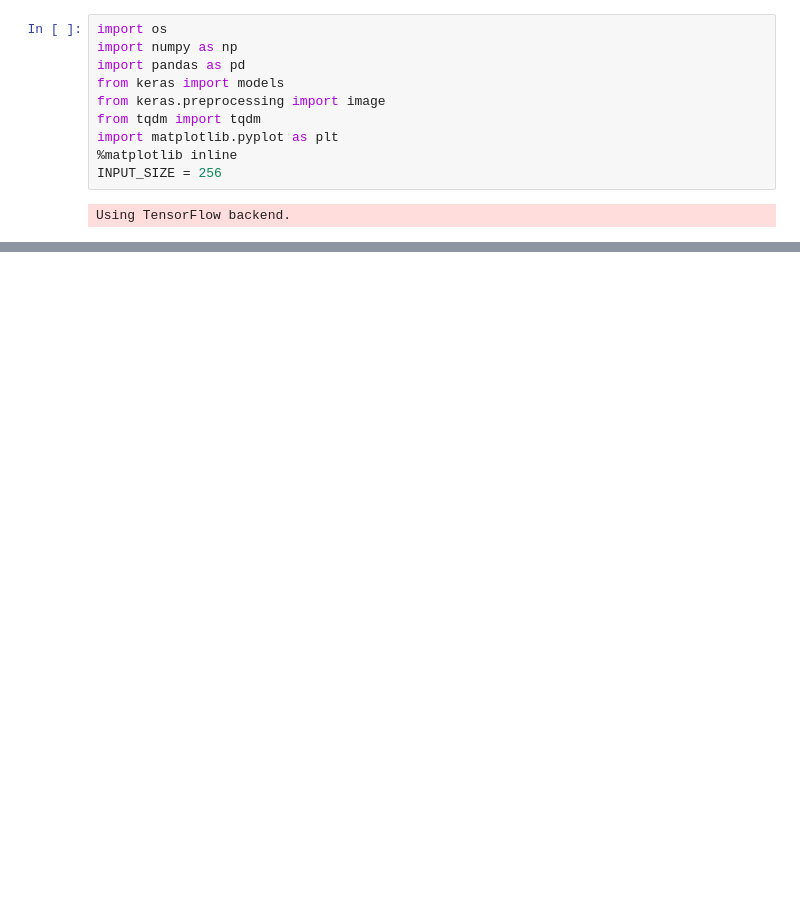
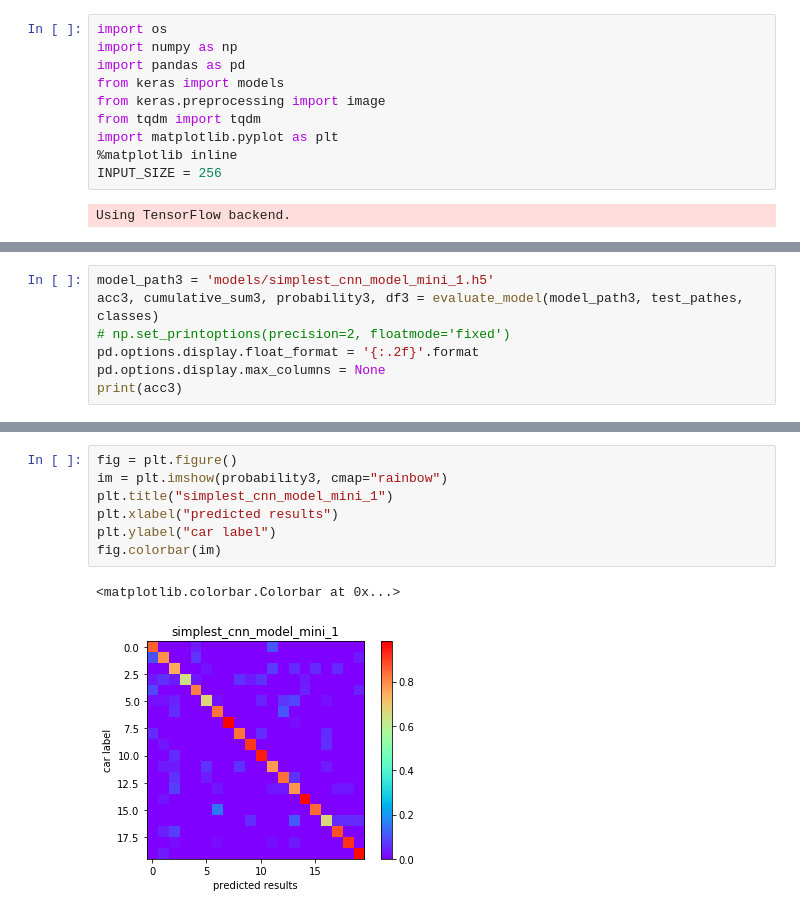
Before and after one commit to ibkuroyagi/digital-image-experiment-cnn-by-car, a Jupyter notebook: 7-evaluate-models.ipynb, the cells around one changed output, grey strips where cells are left out. Cells and saved outputs as stored; diff of their text form; blank space fills up the shorter version.

```diff
--- a/7-evaluate-models.ipynb
+++ b/7-evaluate-models.ipynb
@@ -135,0 +178,7 @@ prob.head(20)
+# %%
+model_path3 = 'models/simplest_cnn_model_mini_1.h5'
+acc3, cumulative_sum3, probability3, df3 = evaluate_model(model_path3, test_pathes, classes)
+# np.set_printoptions(precision=2, floatmode='fixed')
+pd.options.display.float_format = '{:.2f}'.format
+pd.options.display.max_columns = None
+print(acc3)
@@ -135,0 +209,10 @@ prob.head(20)
+# %%
+fig = plt.figure()
+im = plt.imshow(probability3, cmap="rainbow")
+plt.title("simplest_cnn_model_mini_1")
+plt.xlabel("predicted results")
+plt.ylabel("car label")
+fig.colorbar(im)
+# %% [output]
+<matplotlib.colorbar.Colorbar at 0x...>
+[figure, added]
```
Also changed, not shown: parts of 20 cells of this notebook, 1 other file.
